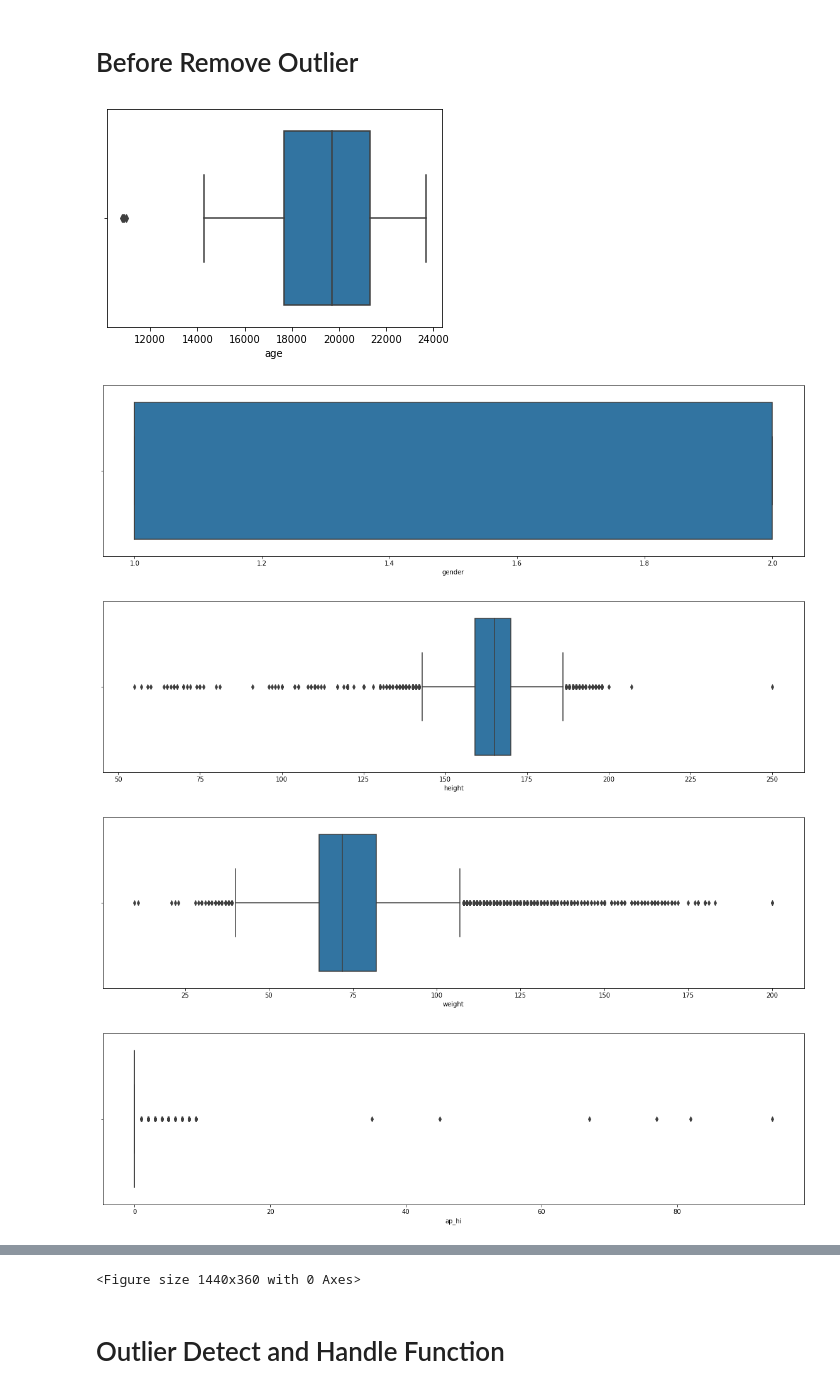
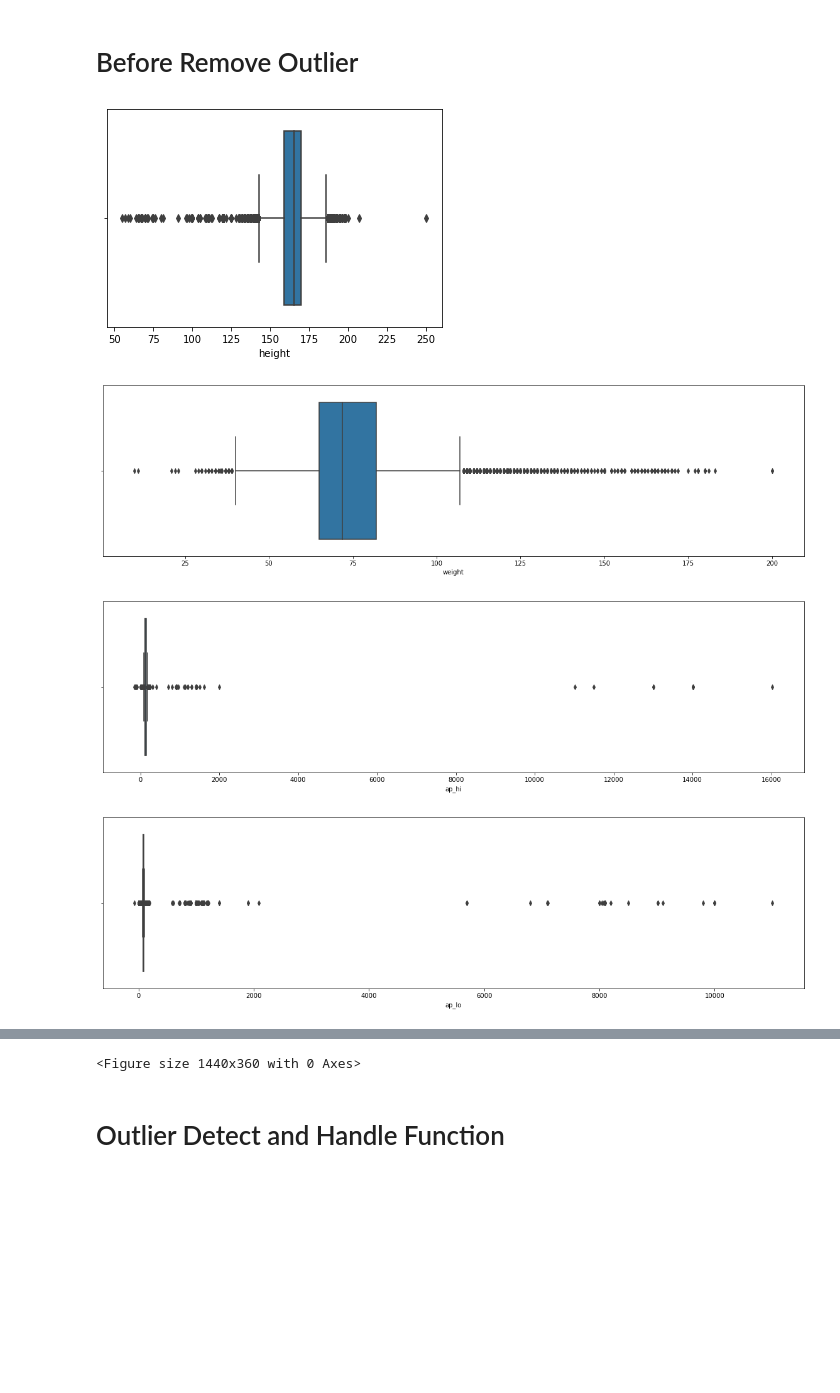
Before and after one commit to Rafath-Auvee/CVD, a Jupyter notebook: MLP.ipynb, the cells around one changed output, grey strips where cells are left out. Cells and saved outputs as stored; diff of their text form; code cells hidden in the pictures; blank space fills up the shorter version.

```diff
--- a/MLP.ipynb
+++ b/MLP.ipynb
@@ -56,12 +55,11 @@ Y=data.iloc[:,-1:]
 # %% [markdown]
 # Before Remove Outlier
 # %%
-for i in data.iloc[:,1:-1]:
+for i in data.iloc[:,3:7]:
     sns.boxplot(data[i])
     plt.figure(figsize=(20,5))
 # %% [output]
-[figure, old version]
+[figure, new version]
-[figure, old version]
+[figure, new version]
-[figure, old version]
+[figure, new version]
-[figure, old version]
+[figure, new version]
-[figure, removed]
```
Also changed, not shown: parts of 10 cells of this notebook, 7 other files.
